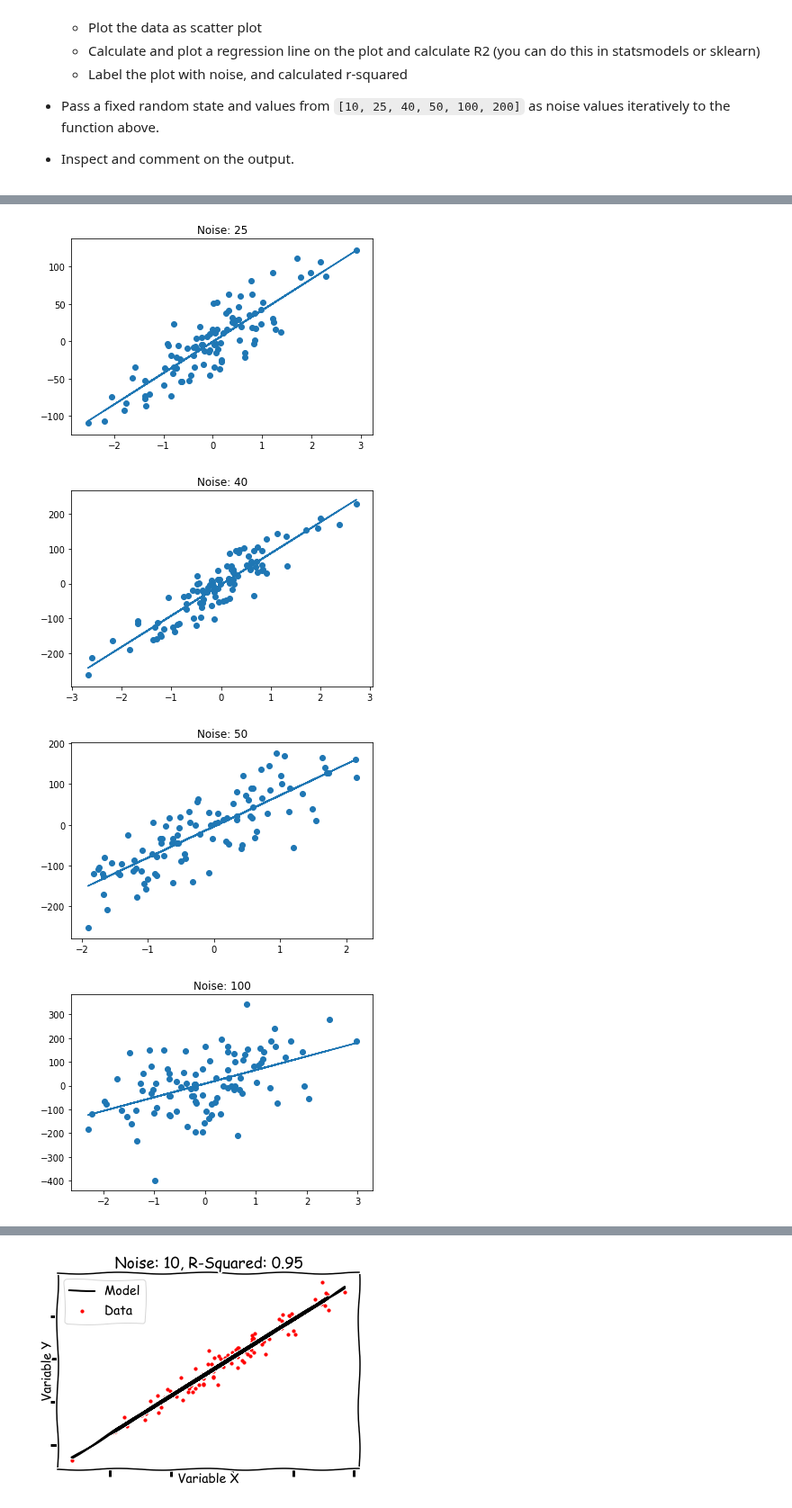
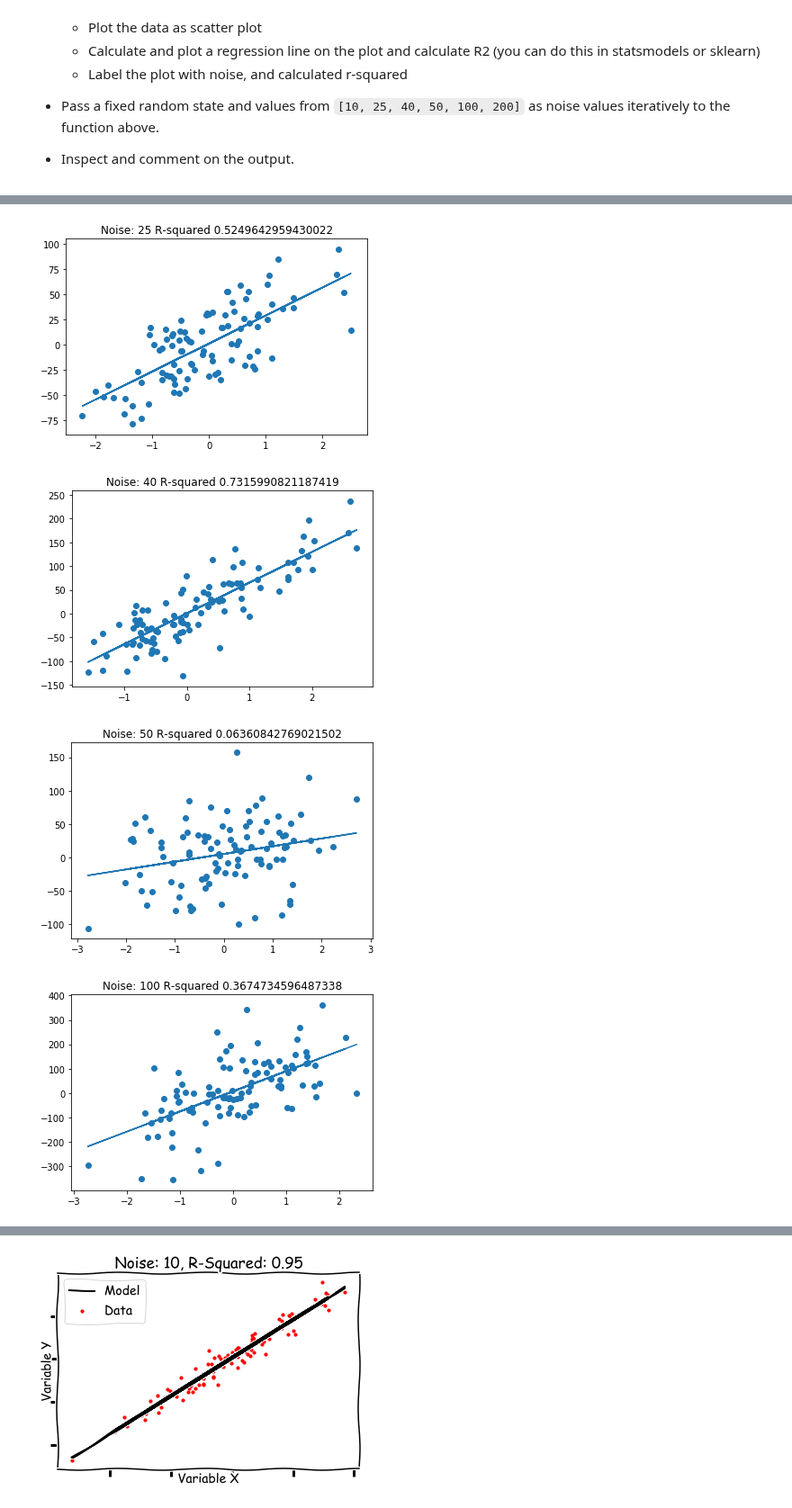
Before and after one commit to Shin-pete/dsc-2-23-06-data-generation-process-lab-online-ds-ft-100118, a Jupyter notebook: index.ipynb, the cells around one changed output, grey strips where cells are left out. Shown at 90% size. Cells and saved outputs as stored; diff of their text form; code cells hidden in the pictures.

```diff
--- a/index.ipynb
+++ b/index.ipynb
@@ -42,7 +42,7 @@ def reg_simulation(n, random_state):
     line = reg.predict(X)
     plt.plot(X,reg.predict(X))
     plt.scatter(X, y)
-    plt.title('Noise: '+ str(n)+' R-squared '+str(r2_score(y, )))
+    plt.title('Noise: '+ str(n)+' R-squared '+str(r2_score(y, line)))
     plt.show()
     # Fit a linear regression model to X , y and calculate r2
     # label and plot the regression line
@@ -58,4 +58,4 @@ for n in [10, 25, 40, 50, 100, 200]:
-[figure, old version]
+[figure, new version]
-[figure, old version]
+[figure, new version]
-[figure, old version]
+[figure, new version]
-[figure, old version]
+[figure, new version]
```
Also changed, not shown: parts of 1 cell of this notebook.
